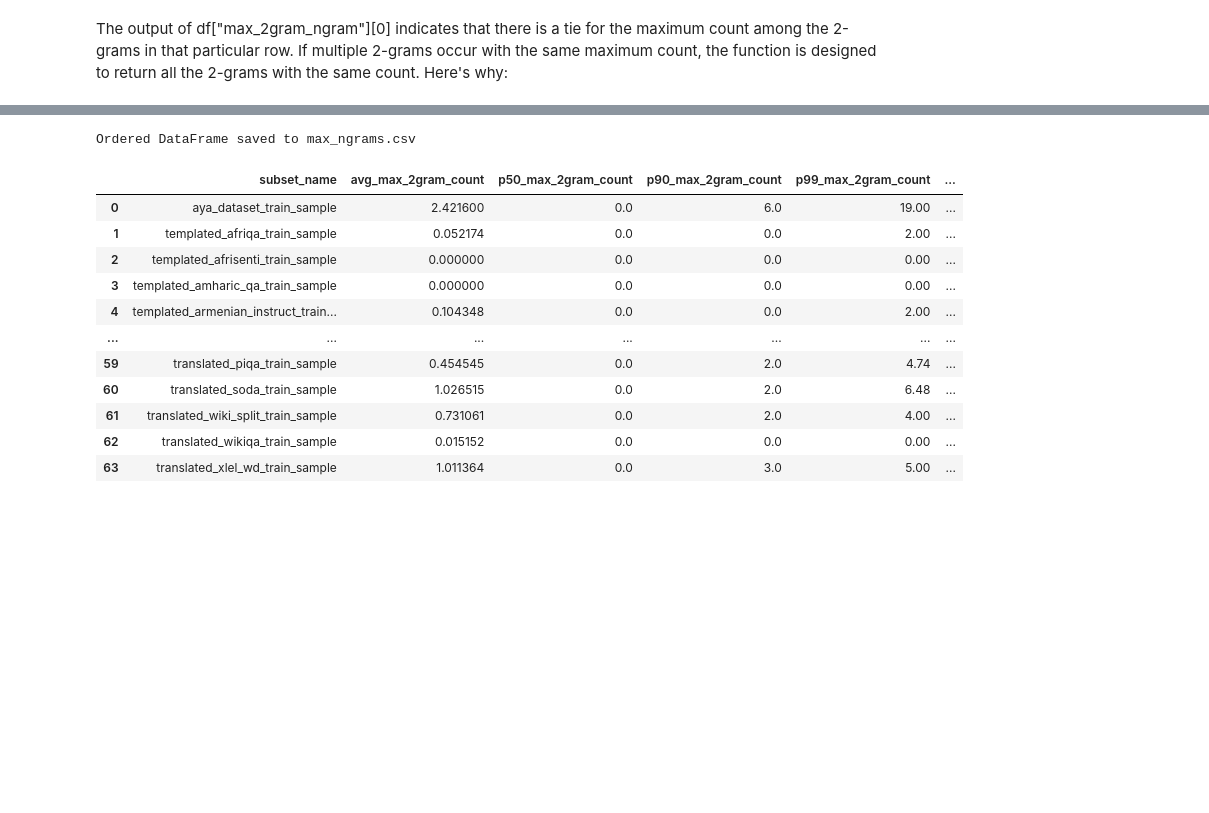
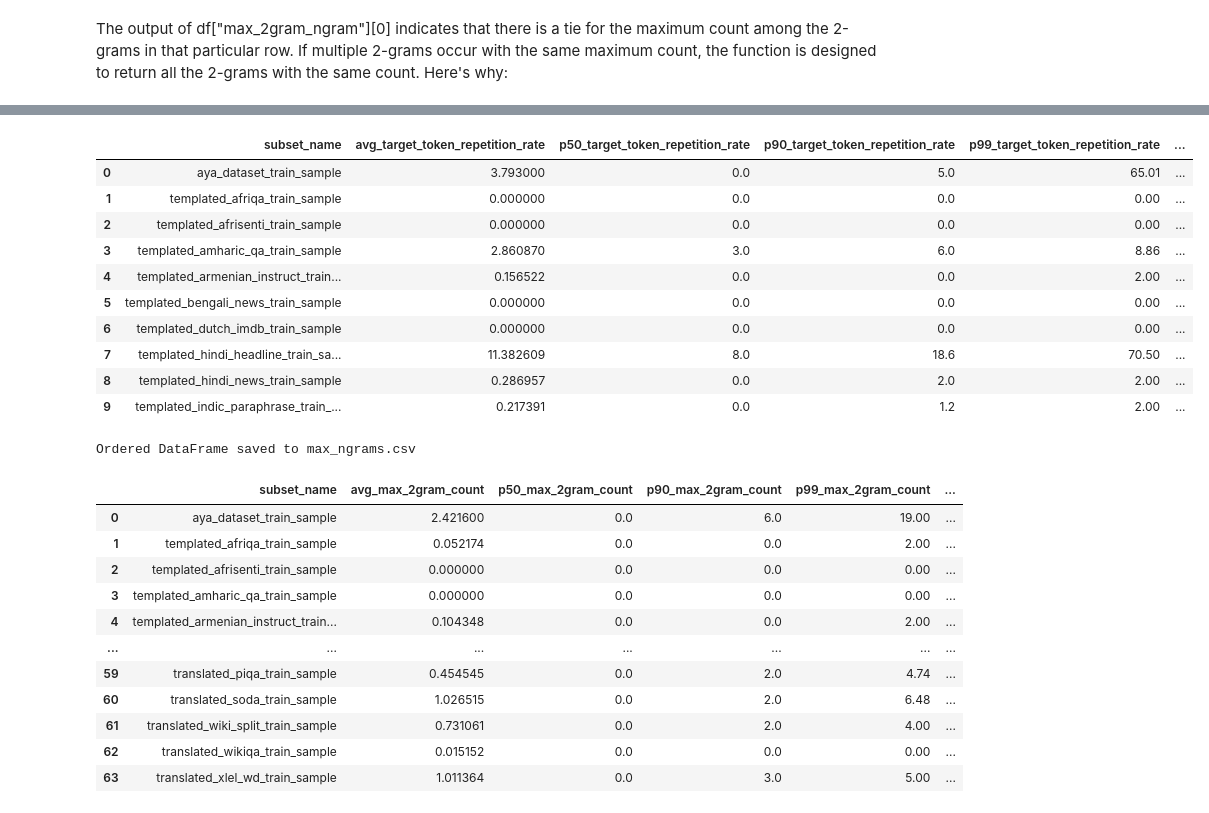
Before and after one commit to dipikakhullar/aya-data-quality, a Jupyter notebook: metricsv1.ipynb, the cells around one changed output, grey strips where cells are left out. Saved outputs shown, nothing was run; the diff lists cells and outputs as text; code cells hidden in the pictures; blank space fills up the shorter version.

```diff
--- a/metricsv1.ipynb
+++ b/metricsv1.ipynb
@@ -598,3 +342,19 @@ set(df["max_3gram_count"])
+# %%
+metrics_sorted, output_path = calculate_metrics_per_subset_and_save(df, "max_5gram_count")
+# %%
+metrics_sorted.head(n=10)
+# %% [output]
+|  | subset_name | avg_target_token_repetition_rate | p50_target_token_repetition_rate | p90_target_token_repetition_rate | p99_target_token_repetition_rate | ... |
+| 0 | aya_dataset_train_sample | 3.793000 | 0.0 | 5.0 | 65.01 | ... |
+| 1 | templated_afriqa_train_sample | 0.000000 | 0.0 | 0.0 | 0.00 | ... |
+| 2 | templated_afrisenti_train_sample | 0.000000 | 0.0 | 0.0 | 0.00 | ... |
+| 3 | templated_amharic_qa_train_sample | 2.860870 | 3.0 | 6.0 | 8.86 | ... |
+| 4 | templated_armenian_instruct_train... | 0.156522 | 0.0 | 0.0 | 2.00 | ... |
+| 5 | templated_bengali_news_train_sample | 0.000000 | 0.0 | 0.0 | 0.00 | ... |
+| 6 | templated_dutch_imdb_train_sample | 0.000000 | 0.0 | 0.0 | 0.00 | ... |
+| 7 | templated_hindi_headline_train_sa... | 11.382609 | 8.0 | 18.6 | 70.50 | ... |
+| 8 | templated_hindi_news_train_sample | 0.286957 | 0.0 | 2.0 | 2.00 | ... |
+| 9 | templated_indic_paraphrase_train_... | 0.217391 | 0.0 | 1.2 | 2.00 | ... |
 # %%
 import pandas as pd
 
```
Also changed, not shown: parts of 35 cells of this notebook, 6 other files.
